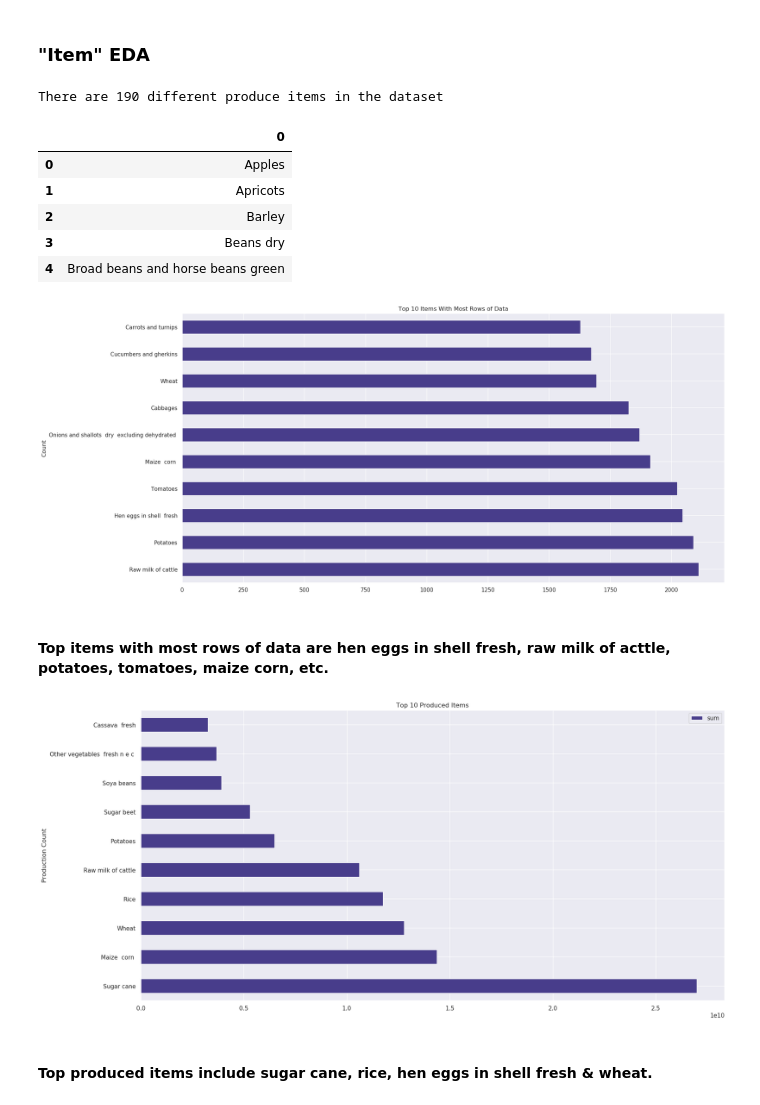
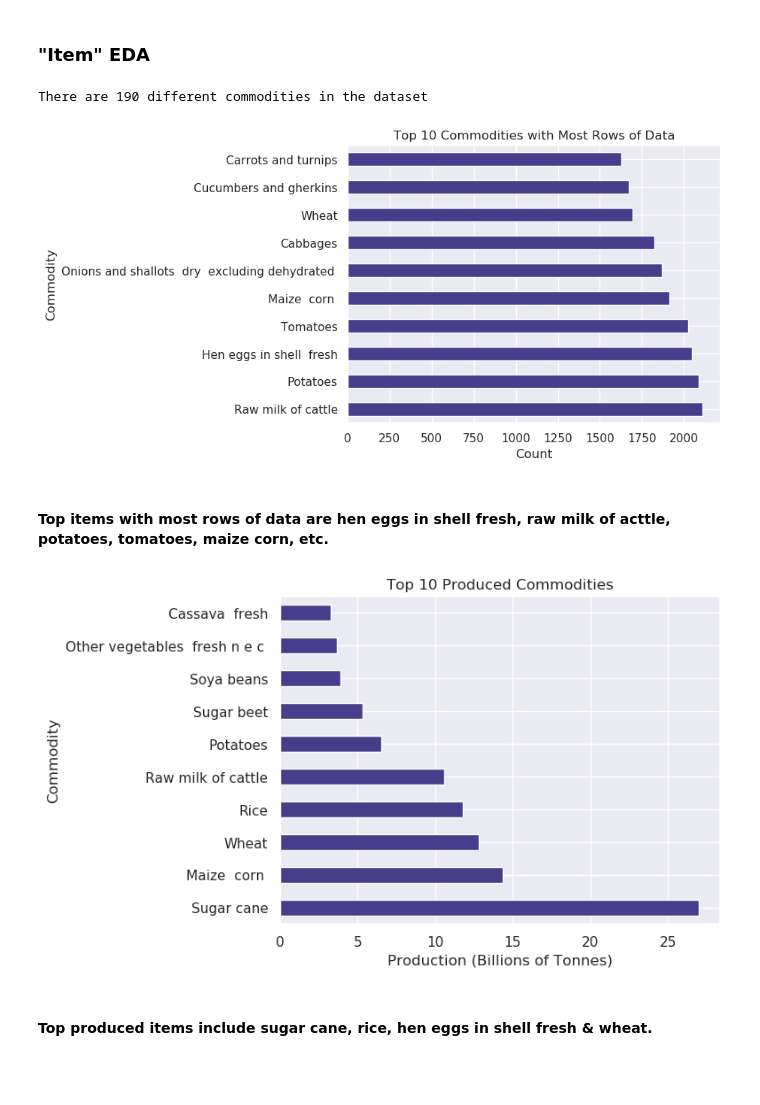
Before and after one commit to hunterblum/CloudFinal-Team1, a Jupyter notebook: Cloud_Team1.ipynb, the cells around one changed output. Cells and saved outputs as stored; diff of their text form; code cells hidden in the pictures; blank space fills up the shorter version.

```diff
--- a/Cloud_Team1.ipynb
+++ b/Cloud_Team1.ipynb
@@ -635,26 +608,19 @@ plt.show()
 # %%
 #Finding the count of Items that are in the Item column:
 
-print ("There are", cat_df['item'].nunique(), "different produce items in the dataset")
+print ("There are", cat_df['item'].nunique(), "different commodities in the dataset")
 # %% [output]
-There are 190 different produce items in the dataset
+There are 190 different commodities in the dataset
-# %%
-#examining unique to view different item types that are in the dataset
-items = pd.DataFrame(cat_df['item'].unique())
-items.head()
-# %% [output]
-|  | 0 |
-| 0 | Apples |
-| 1 | Apricots |
-| 2 | Barley |
-| 3 | Beans dry |
-| 4 | Broad beans and horse beans green |
 # %%
 #frequency of each item:
-cat_df['item'].value_counts().head(10).plot(kind='barh', figsize=(20,10), title= 'Top 10 Items With Most Rows of Data', xlabel='Count', ylabel='Item', color = 'darkslateblue')
+cat_df['item'].value_counts().head(10).plot(kind='barh', title= 'Top 10 Commodities with Most Rows of Data',
+                                            color = 'darkslateblue')
+
+plt.xlabel('Count')
+plt.ylabel('Commodity')
 plt.show()
 # %% [output]
-[figure, old version]
+[figure, new version]
 # %% [markdown]
 #### Top items with most rows of data are hen eggs in shell fresh, raw milk of acttle, potatoes, tomatoes, maize corn, etc.
 # %%
@@ -662,10 +628,17 @@ plt.show()
 I_country = df.production.groupby(df['item']).sum().astype(int).reset_index(name="sum")
 I_country = I_country.sort_values(by=['sum'], ascending=False).head(10)
 
-I_country.plot(kind='barh', figsize=(20,10), title= 'Top 10 Produced Items', x=('item'), y = ('sum'), xlabel='Production Count', ylabel='Item', color = 'darkslateblue')
+I_country2 = I_country
+I_country2['sum'] = I_country2['sum']/1_000_000_000
+
+I_country2.plot(kind='barh', title= 'Top 10 Produced Commodities', x=('item'), y = ('sum'),
+                legend=None, color = 'darkslateblue')
+
+plt.xlabel('Production (Billions of Tonnes)')
+plt.ylabel('Commodity')
 plt.show()
 # %% [output]
-[figure, old version]
+[figure, new version]
 # %% [markdown]
 #### Top produced items include sugar cane, rice, hen eggs in shell fresh & wheat.
 # %%
```
Also changed, not shown: parts of 19 cells of this notebook.
